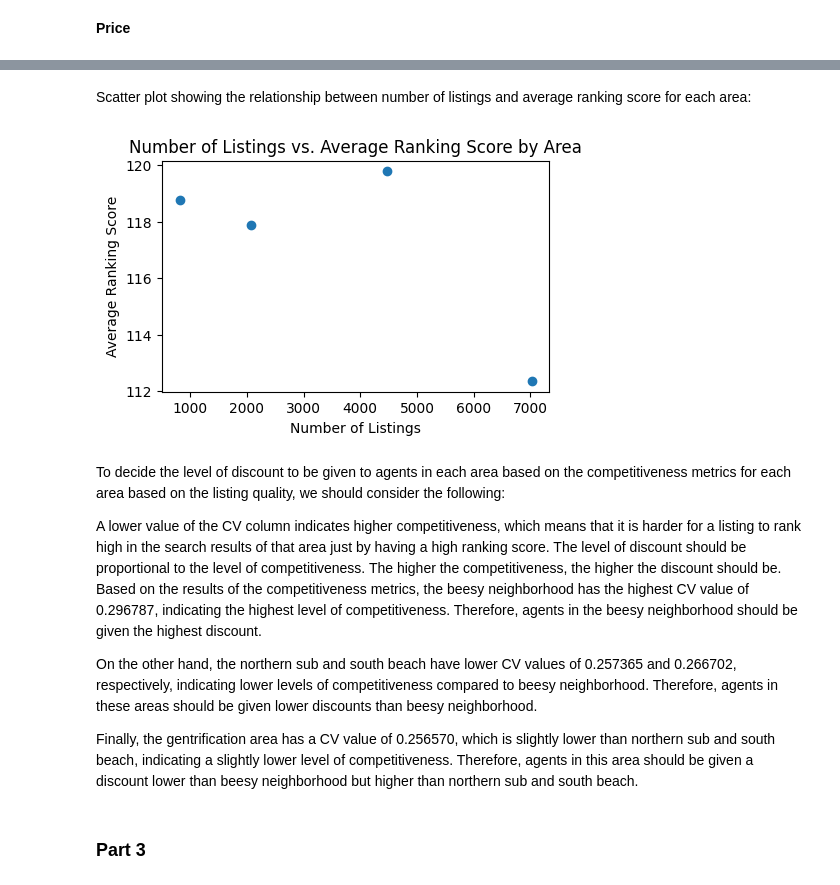
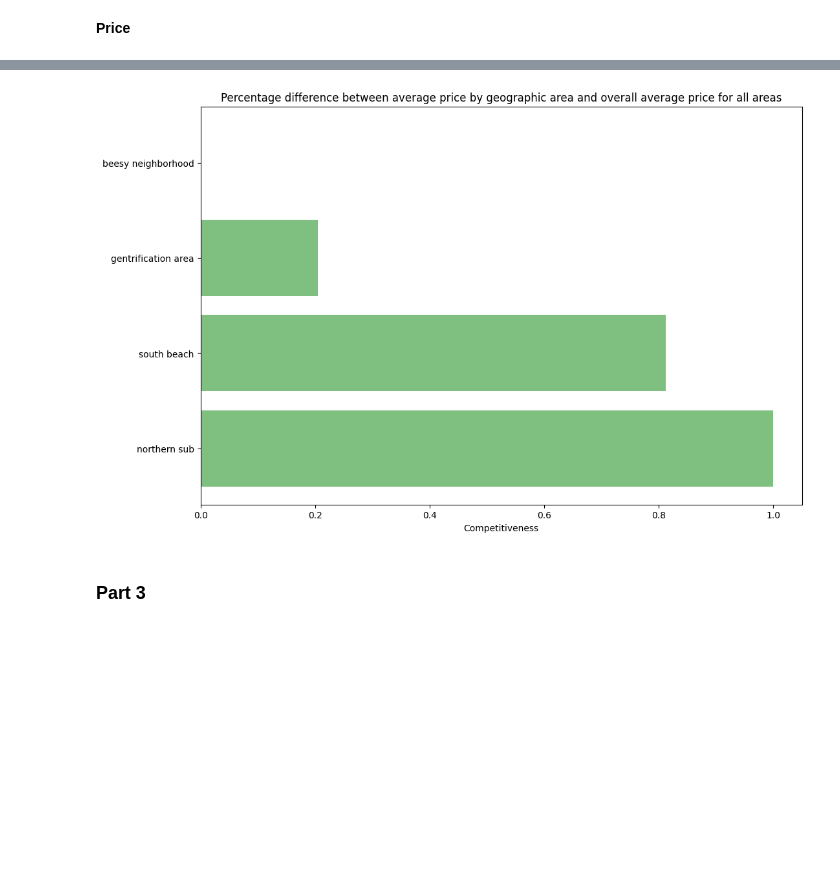
Before and after one commit to liatoumazi/spitogatos_assignment, a Jupyter notebook: etl_analysis.ipynb, the cells around one changed output, grey strips where cells are left out. Drawn from its saved outputs; the diff is of its cells as text; code cells hidden in the pictures; blank space fills up the shorter version.

```diff
--- a/etl_analysis.ipynb
+++ b/etl_analysis.ipynb
@@ -406,10 +376,13 @@ This code will calculate the competitiveness metrics based on price and print ou
 # %%
-# Calculate competitiveness metrics based on price
+# total number of listings and the average price for each geographic area
 area_price = df.groupby('geography_name')['price'].agg(['count', 'mean'])
+
+# percentage difference between the average price in each area and the overall average price for all areas
 area_price['price_diff'] = (area_price['mean'] - df['price'].mean()) / df['price'].mean()
-area_price['price_diff_norm'] = (area_price['price_diff'] - area_price['price_diff'].min()) / (area_price['price_diff'].max() - area_price['price_diff'].min())
+
+# normalize the percentage difference values to be between 0 and 1
+area_price['competitiveness'] = (area_price['price_diff'] - area_price['price_diff'].min()) / (area_price['price_diff'].max() - area_price['price_diff'].min())
 area_price = area_price.sort_values(by='mean', ascending=False)
 
-# Print the results
-print(area_price[['count', 'mean', 'price_diff_norm']])
+print(area_price)
 # %% [output]
@@ -466,27 +431,11 @@ plt.show()
-# %% [markdown]
-Scatter plot showing the relationship between number of listings and average ranking score for each area:
-# %%
-num_listings = df['geography_name'].value_counts()
-avg_ranking_scores = df.groupby('geography_name')['ranking_score'].mean()
-
-plt.figure(figsize=(5,3))
-plt.scatter(num_listings, avg_ranking_scores)
-plt.title('Number of Listings vs. Average Ranking Score by Area')
-plt.xlabel('Number of Listings')
-plt.ylabel('Average Ranking Score')
-plt.show()
-# %% [output]
-[figure, removed]
-# %% [markdown]
-To decide the level of discount to be given to agents in each area based on the competitiveness metrics for each area based on the listing quality, we should consider the following:
-
-A lower value of the CV column indicates higher competitiveness, which means that it is harder for a listing to rank high in the search results of that area just by having a high ranking score.
-The level of discount should be proportional to the level of competitiveness. The higher the competitiveness, the higher the discount should be.
-Based on the results of the competitiveness metrics, the beesy neighborhood has the highest CV value of 0.296787, indicating the highest level of competitiveness. Therefore, agents in the beesy neighborhood should be given the highest discount.
-
-On the other hand, the northern sub and south beach have lower CV values of 0.257365 and 0.266702, respectively, indicating lower levels of competitiveness compared to beesy neighborhood. Therefore, agents in these areas should be given lower discounts than beesy neighborhood.
-
-Finally, the gentrification area has a CV value of 0.256570, which is slightly lower than northern sub and south beach, indicating a slightly lower level of competitiveness. Therefore, agents in this area should be given a discount lower than beesy neighborhood but higher than northern sub and south beach.
+# %%
+fig, ax = plt.subplots(figsize=(12,8))
+ax.barh(area_price.index, area_price['competitiveness'], color='green', alpha=0.5)
+ax.set_xlabel('Competitiveness')
+ax.set_title('Percentage difference between average price by geographic area and overall average price for all areas')
+plt.show()
+# %% [output]
+[figure, added]
 # %% [markdown]
 ### Part 3
 # %% [markdown]
```
Also changed, not shown: parts of 50 cells of this notebook.
